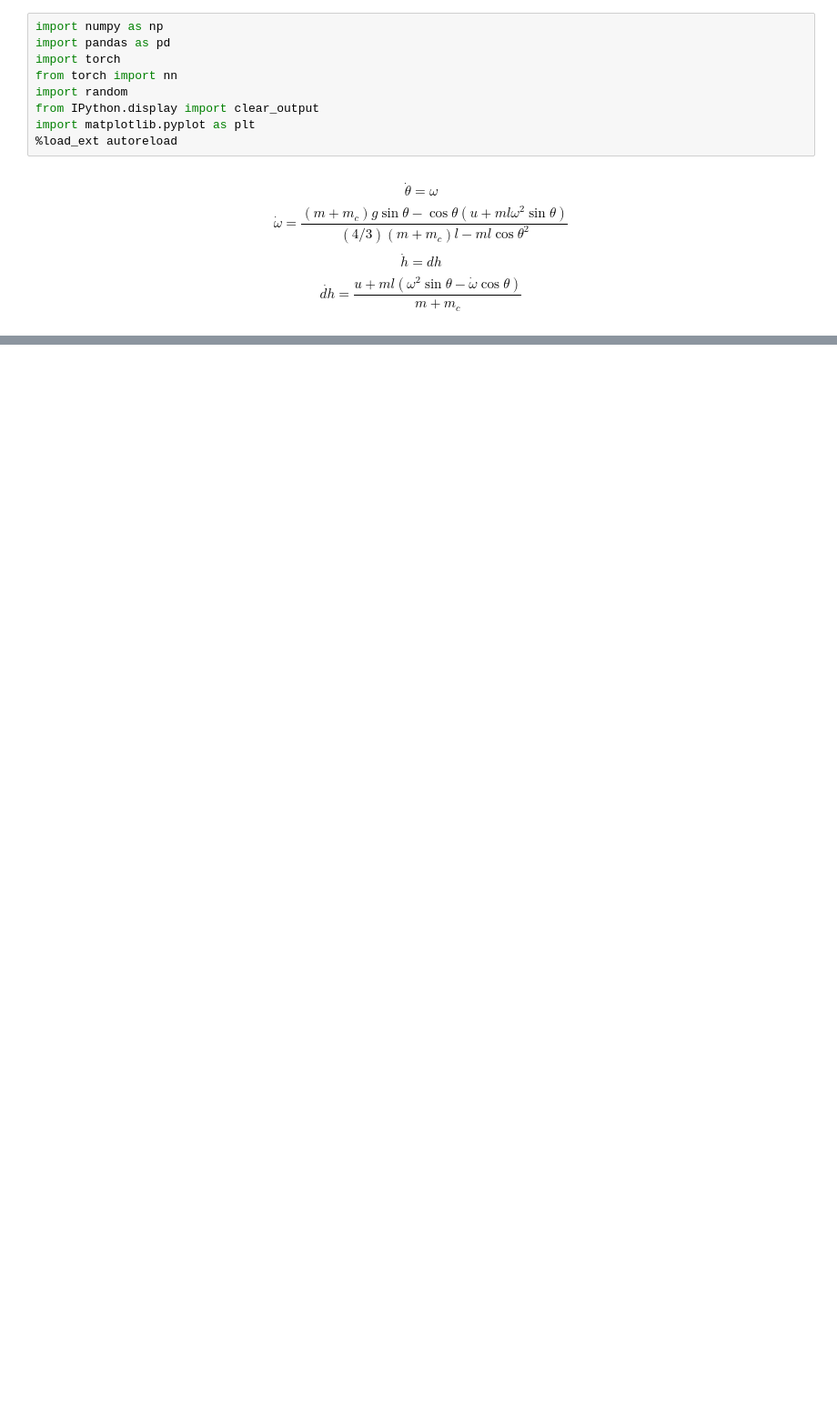
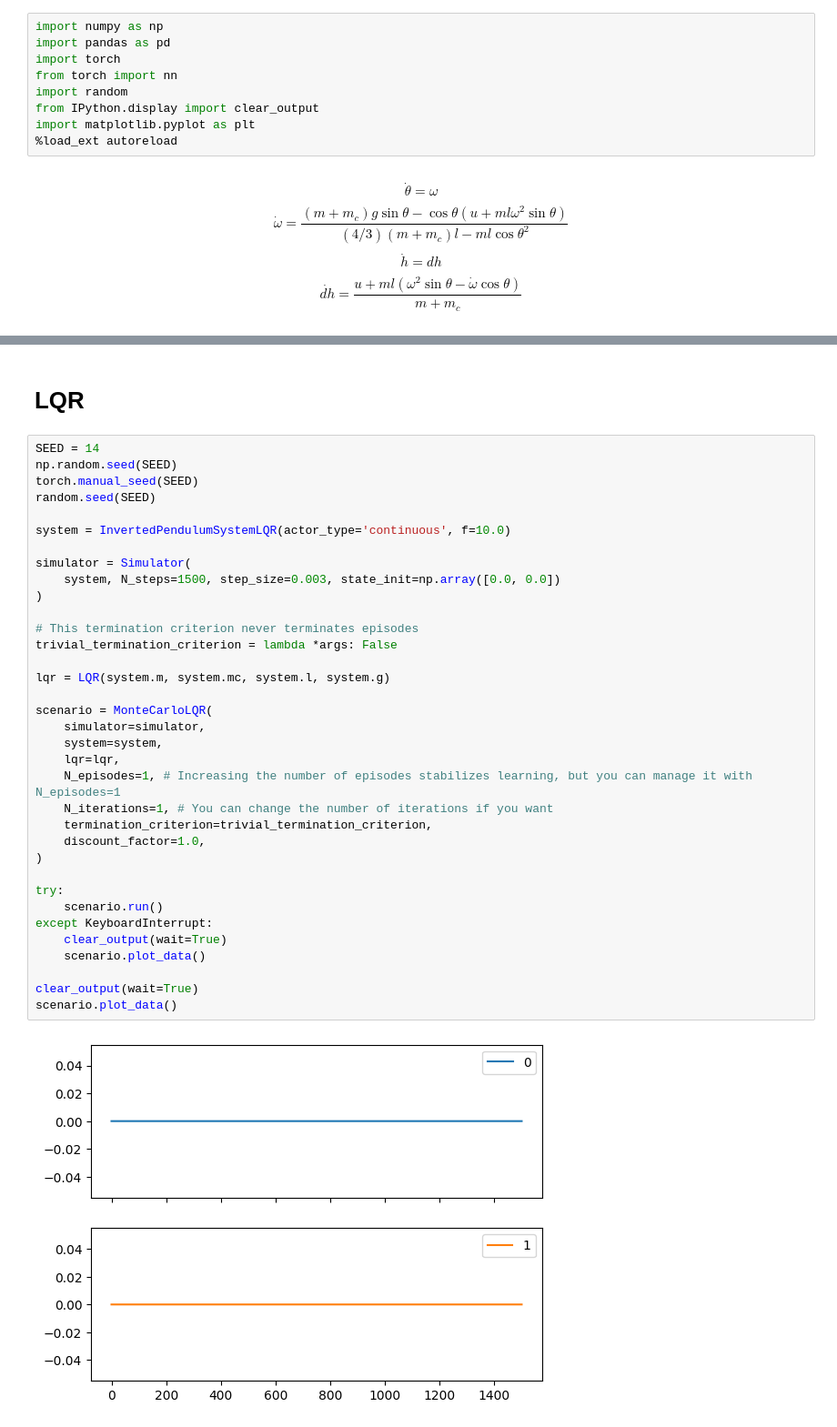
Before and after one commit to BogChamp/rl_project, a Jupyter notebook: RL_project.ipynb, the cells around one changed output, grey strips where cells are left out. Shown: that part at 91% size. Drawn from its saved outputs; the diff is of its cells as text; blank space fills up the shorter version.

```diff
--- a/RL_project.ipynb
+++ b/RL_project.ipynb
@@ -63,0 +57,39 @@ IndexError: index 3 is out of bounds for axis 0 with size 2
+# %% [markdown]
+# LQR
+# %%
+SEED = 14
+np.random.seed(SEED)
+torch.manual_seed(SEED)
+random.seed(SEED)
+
+system = InvertedPendulumSystemLQR(actor_type='continuous', f=10.0)
+
+simulator = Simulator(
+    system, N_steps=1500, step_size=0.003, state_init=np.array([0.0, 0.0])
+)
+
+# This termination criterion never terminates episodes
+trivial_termination_criterion = lambda *args: False
+
+lqr = LQR(system.m, system.mc, system.l, system.g)
+
+scenario = MonteCarloLQR(
+    simulator=simulator,
+    system=system,
+    lqr=lqr,
+    N_episodes=1, # Increasing the number of episodes stabilizes learning, but you can manage it with N_episodes=1
+    N_iterations=1, # You can change the number of iterations if you want
+    termination_criterion=trivial_termination_criterion,
+    discount_factor=1.0,
+)
+
+try:
+    scenario.run()
+except KeyboardInterrupt:
+    clear_output(wait=True)
+    scenario.plot_data()
+
+clear_output(wait=True)
+scenario.plot_data()
+# %% [output]
+[figure, added]
```
Also changed, not shown: parts of 12 cells of this notebook, 9 other files.
